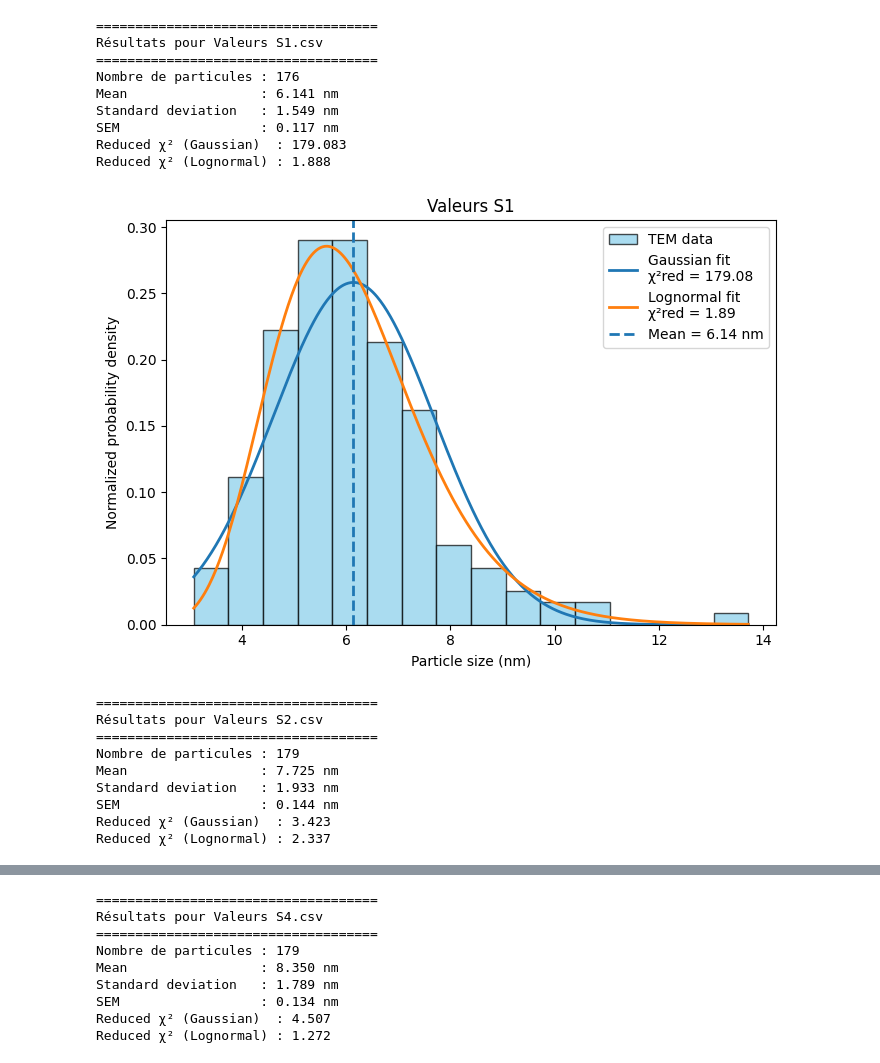
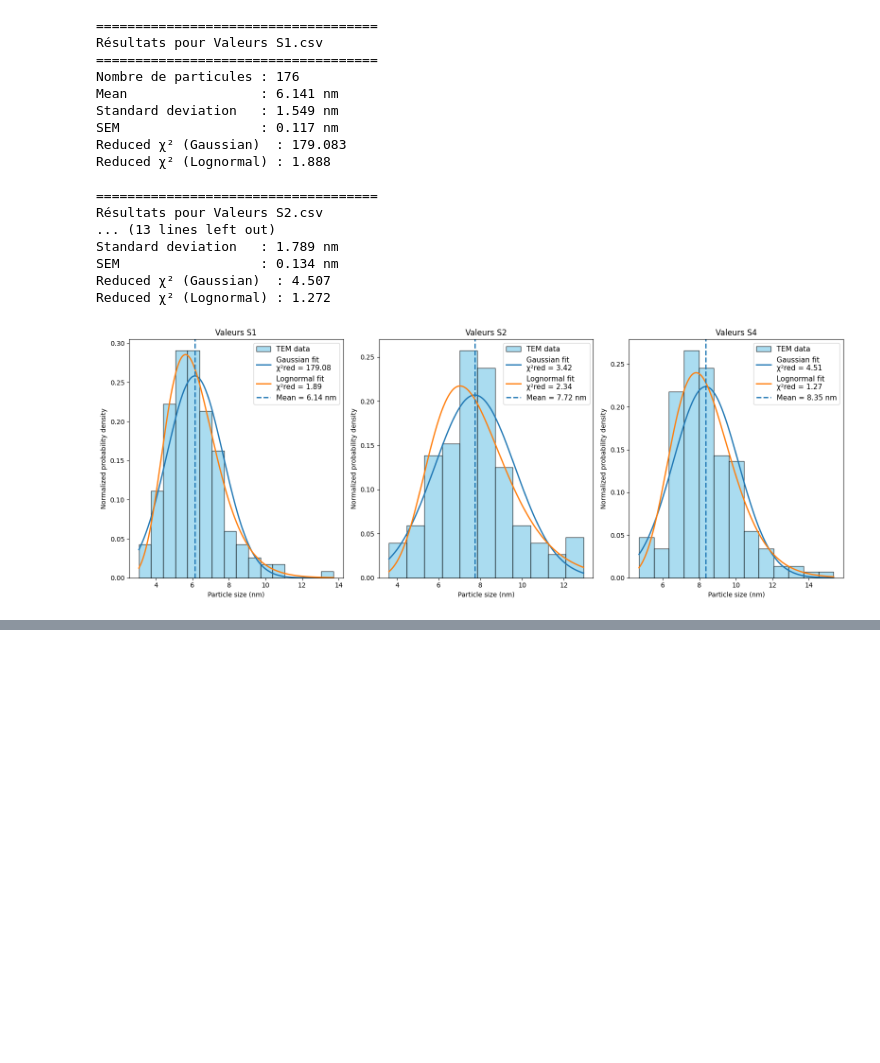
Before and after one commit to JacquesGrandjean/physical-experimental-code, a Jupyter notebook: CdSe/TEM results.ipynb, the cells around one changed output, grey strips where cells are left out. Drawn from its saved outputs; the diff is of its cells as text; code cells hidden in the pictures; blank space fills up the shorter version.

```diff
--- a/CdSe/TEM results.ipynb
+++ b/CdSe/TEM results.ipynb
@@ -21,6 +21,7 @@ files = [
 # ANALYSE
 # =========================================================
 
+fig, axes = plt.subplots(1, 3, figsize=(16, 6))
 for file in files:
 
     df = pd.read_csv(file)
@@ -105,9 +106,11 @@ for file in files:
     print(f"Reduced χ² (Gaussian)  : {reduced_chi2_gauss:.3f}")
     print(f"Reduced χ² (Lognormal) : {reduced_chi2_logn:.3f}")
 
+        # -----------------------------------------------------
+    # PLOT NORMALISÉ DANS UNE FIGURE COMMUNE
     # -----------------------------------------------------
-    # PLOT NORMALISÉ
-    # -----------------------------------------------------
+
+    ax = axes[files.index(file)]
 
     x_fit = np.linspace(lengths.min(), lengths.max(), 500)
 
@@ -120,9 +123,7 @@ for file in files:
         scale=scale_logn
     )
 
-    plt.figure(figsize=(7, 5))
-
-    plt.hist(
+    ax.hist(
         lengths,
         bins=bins,
         density=True,
@@ -132,55 +133,51 @@ for file in files:
         label="TEM data"
     )
 
-    plt.plot(
+    ax.plot(
         x_fit,
         y_gauss,
         linewidth=2,
         label=f"Gaussian fit\nχ²red = {reduced_chi2_gauss:.2f}"
     )
 
-    plt.plot(
+    ax.plot(
         x_fit,
         y_logn,
         linewidth=2,
         label=f"Lognormal fit\nχ²red = {reduced_chi2_logn:.2f}"
     )
 
-    plt.axvline(
+    ax.axvline(
         mean,
         linestyle="--",
         linewidth=2,
         label=f"Mean = {mean:.2f} nm"
     )
 
-    plt.xlabel("Particle size (nm)")
-    plt.ylabel("Normalized probability density")
+    ax.set_xlabel("Particle size (nm)")
+    ax.set_ylabel("Normalized probability density")
+    ax.set_title(file.replace(".csv", ""))
+    ax.legend(fontsize=11)
 
-    plt.title(file.replace(".csv", ""))
-    plt.legend()
-    plt.tight_layout()
-
-    output_name = file.replace(".csv", "_analysis_normalized.png")
-
-    plt.savefig(output_name, dpi=300)
-    plt.show()
+plt.tight_layout()
+plt.savefig("TEM_histograms_combined.png", dpi=300, bbox_inches="tight")
+plt.show()
 # %% [output]
 ====================================
 Résultats pour Valeurs S1.csv
 ====================================
 Nombre de particules : 176
 Mean                 : 6.141 nm
 Standard deviation   : 1.549 nm
 SEM                  : 0.117 nm
 Reduced χ² (Gaussian)  : 179.083
 Reduced χ² (Lognormal) : 1.888
+
+====================================
+Résultats pour Valeurs S2.csv
+... (13 lines left out)
+Standard deviation   : 1.789 nm
+SEM                  : 0.134 nm
+Reduced χ² (Gaussian)  : 4.507
+Reduced χ² (Lognormal) : 1.272
-[figure, old version]
+[figure, new version]
-====================================
-Résultats pour Valeurs S2.csv
-====================================
-Nombre de particules : 179
-Mean                 : 7.725 nm
-Standard deviation   : 1.933 nm
-SEM                  : 0.144 nm
-Reduced χ² (Gaussian)  : 3.423
-Reduced χ² (Lognormal) : 2.337
@@ -188,9 +183,0 @@ Reduced χ² (Lognormal) : 2.337
-====================================
-Résultats pour Valeurs S4.csv
-====================================
-Nombre de particules : 179
-Mean                 : 8.350 nm
-Standard deviation   : 1.789 nm
-SEM                  : 0.134 nm
-Reduced χ² (Gaussian)  : 4.507
-Reduced χ² (Lognormal) : 1.272
```
Also changed, not shown: parts of 2 cells of this notebook, 6 other files.
